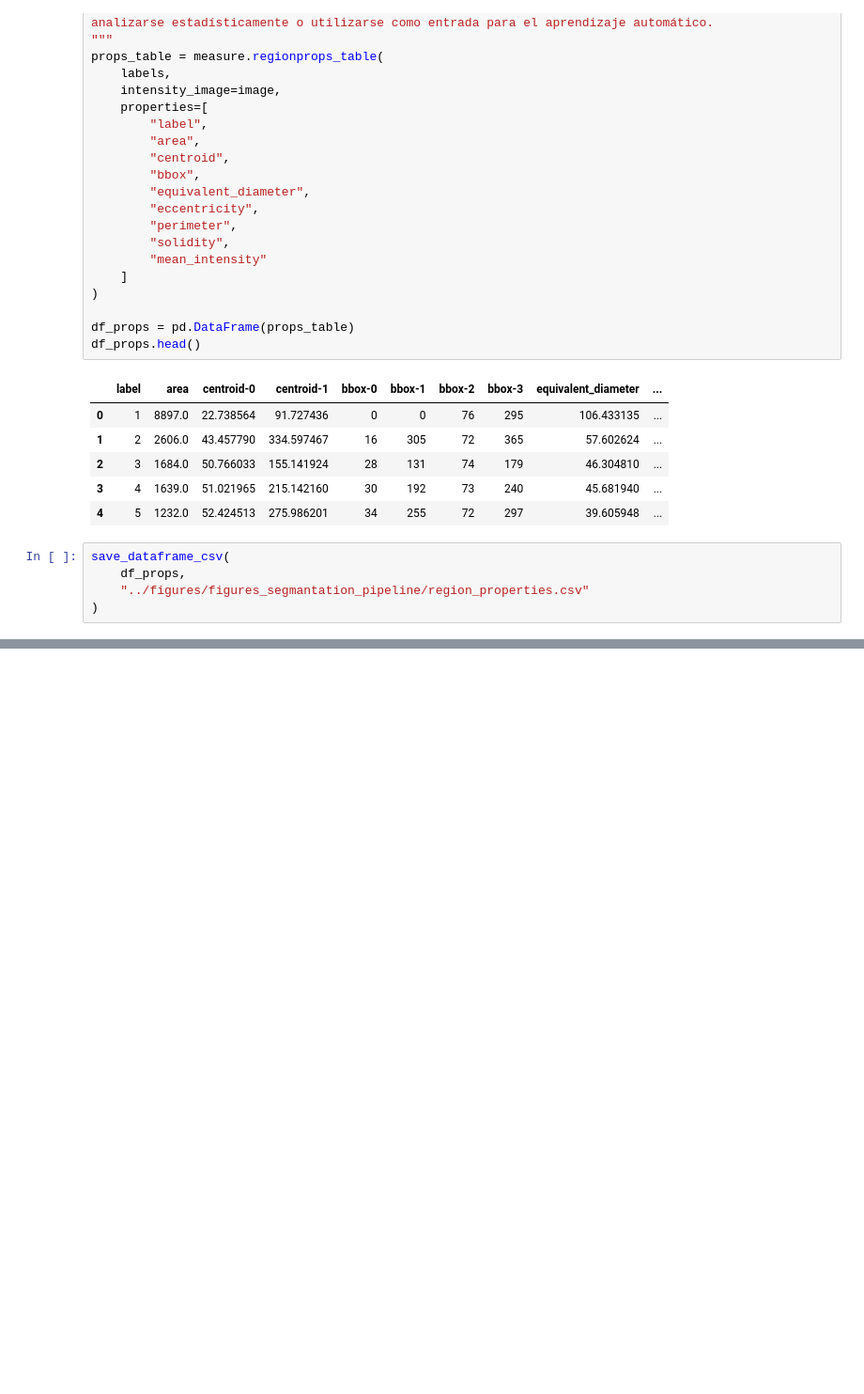
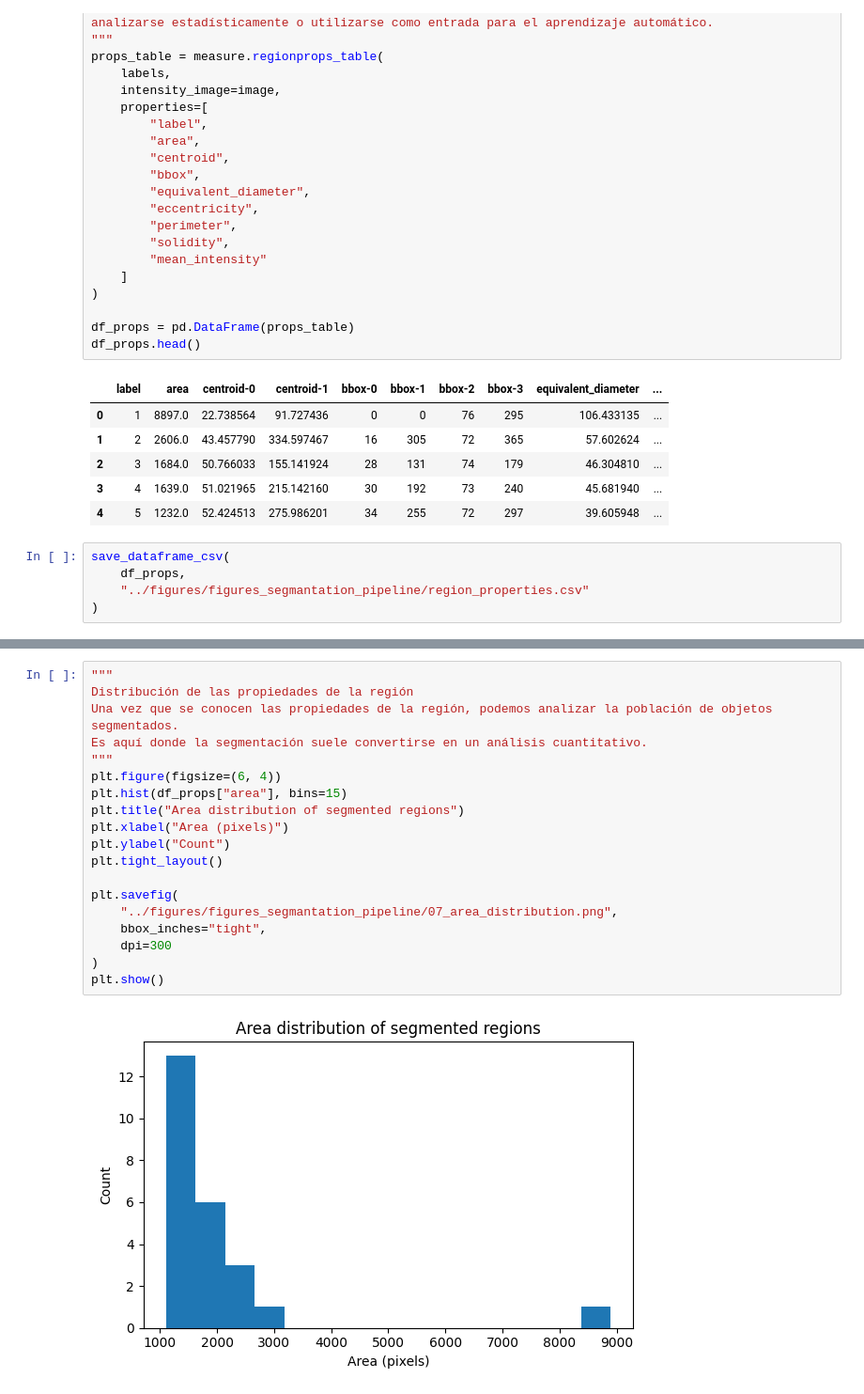
Before and after one commit to peterzm/ai-imaging-portfolio, a Jupyter notebook: 04_segmentation/notebooks/05_scientific_image_segmentation_pipeline.ipynb, the cells around one changed output, grey strips where cells are left out. Shown at 94% size. Cells and saved outputs as stored; diff of their text form; blank space fills up the shorter version.

Commit message:
Generamos la tabla resumen de estadísticas regionales

```diff
--- a/04_segmentation/notebooks/05_scientific_image_segmentation_pipeline.ipynb
+++ b/04_segmentation/notebooks/05_scientific_image_segmentation_pipeline.ipynb
@@ -228,0 +230,21 @@ plt.show()
+# %%
+"""
+Distribución de las propiedades de la región
+Una vez que se conocen las propiedades de la región, podemos analizar la población de objetos segmentados.
+Es aquí donde la segmentación suele convertirse en un análisis cuantitativo.
+"""
+plt.figure(figsize=(6, 4))
+plt.hist(df_props["area"], bins=15)
+plt.title("Area distribution of segmented regions")
+plt.xlabel("Area (pixels)")
+plt.ylabel("Count")
+plt.tight_layout()
+
+plt.savefig(
+    "../figures/figures_segmantation_pipeline/07_area_distribution.png",
+    bbox_inches="tight",
+    dpi=300
+)
+plt.show()
+# %% [output]
+[figure, added]
```
Also changed, not shown: parts of 4 cells of this notebook, 4 other files.
